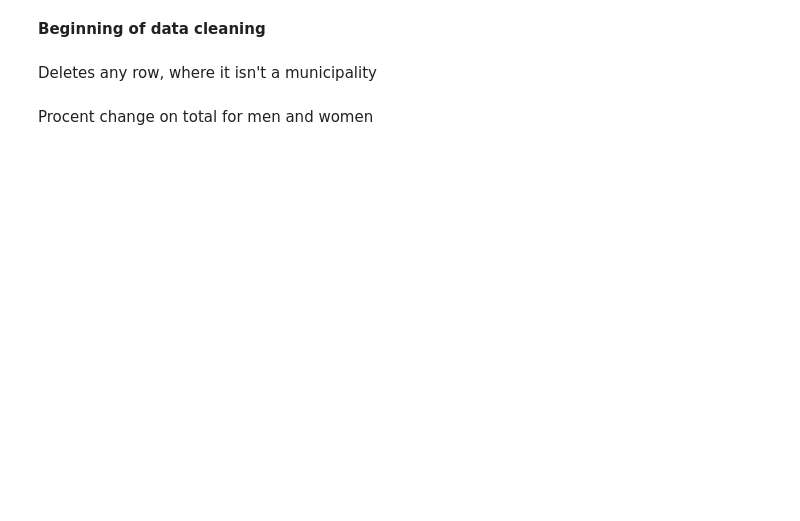
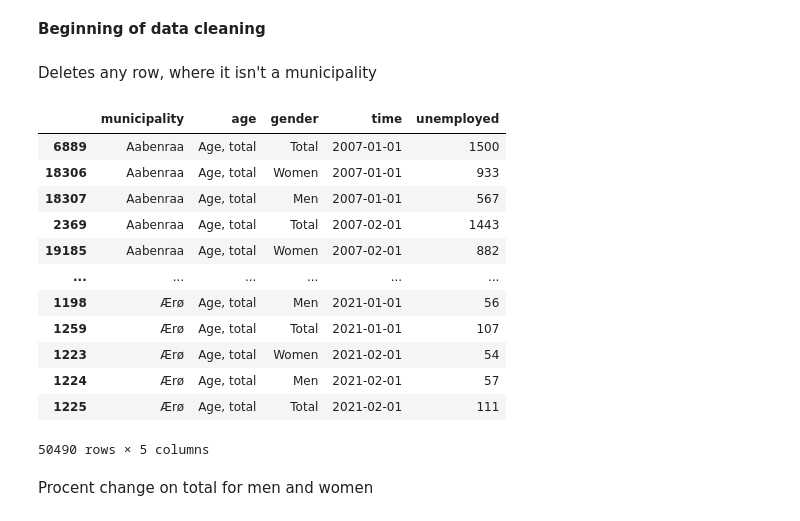
Before and after one commit to AskerNC/projects-2021-m-m, a Jupyter notebook: dataproject/dataproject.ipynb, the cells around one changed output. Drawn from its saved outputs; the diff is of its cells as text; code cells hidden in the pictures; blank space fills up the shorter version.

```diff
--- a/dataproject/dataproject.ipynb
+++ b/dataproject/dataproject.ipynb
@@ -91,6 +108,22 @@ I = unempl.municipality.str.contains('Region')
 I |= unempl.municipality.str.contains('Province')
 I |= unempl.municipality.str.contains('All Denmark')
 unempl = unempl.loc[I == False] #Keep everything that isn't "I"
+# %%
+unempl
+# %% [output]
+|  | municipality | age | gender | time | unemployed |
+| 6889 | Aabenraa | Age, total | Total | 2007-01-01 | 1500 |
+| 18306 | Aabenraa | Age, total | Women | 2007-01-01 | 933 |
+| 18307 | Aabenraa | Age, total | Men | 2007-01-01 | 567 |
+| 2369 | Aabenraa | Age, total | Total | 2007-02-01 | 1443 |
+| 19185 | Aabenraa | Age, total | Women | 2007-02-01 | 882 |
+| ... | ... | ... | ... | ... | ... |
+| 1198 | Ærø | Age, total | Men | 2021-01-01 | 56 |
+| 1259 | Ærø | Age, total | Total | 2021-01-01 | 107 |
+| 1223 | Ærø | Age, total | Women | 2021-02-01 | 54 |
+| 1224 | Ærø | Age, total | Men | 2021-02-01 | 57 |
+| 1225 | Ærø | Age, total | Total | 2021-02-01 | 111 |
+50490 rows × 5 columns
 # %% [markdown]
 Procent change on total for men and women
 # %%
```
Also changed, not shown: parts of 10 cells of this notebook.
